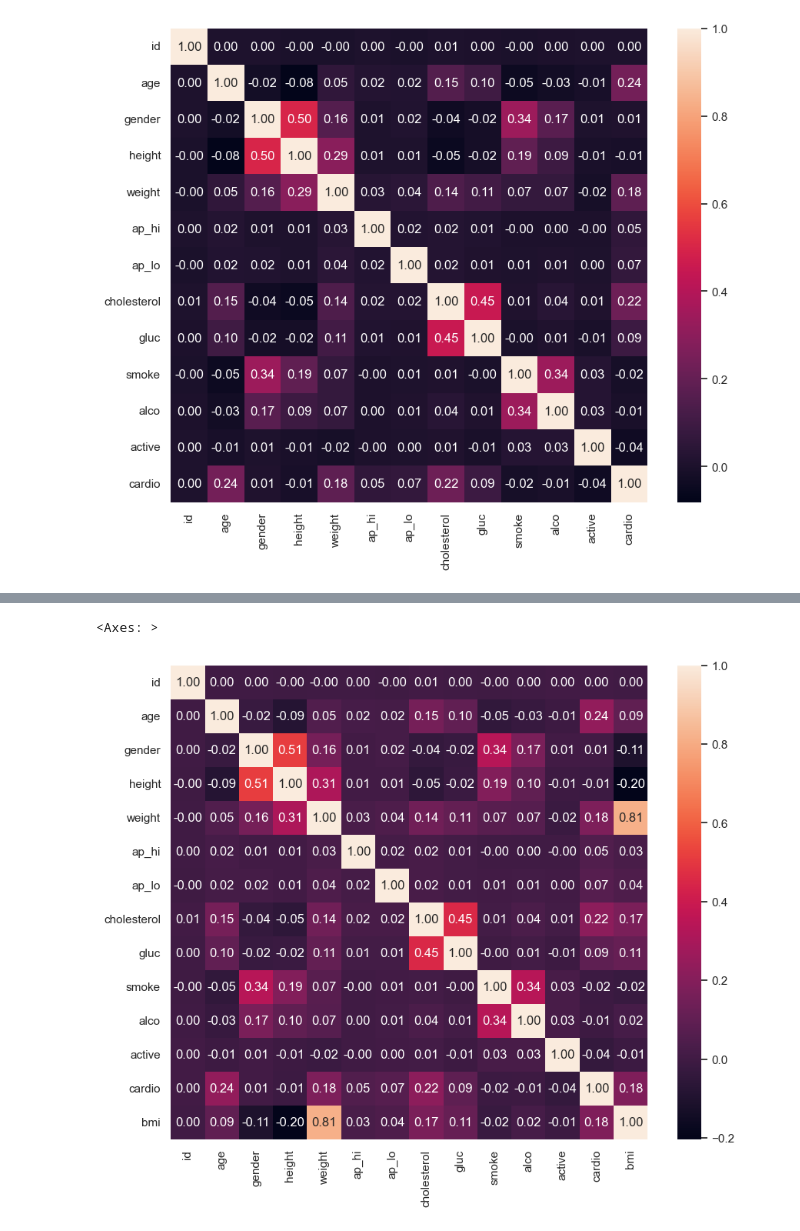
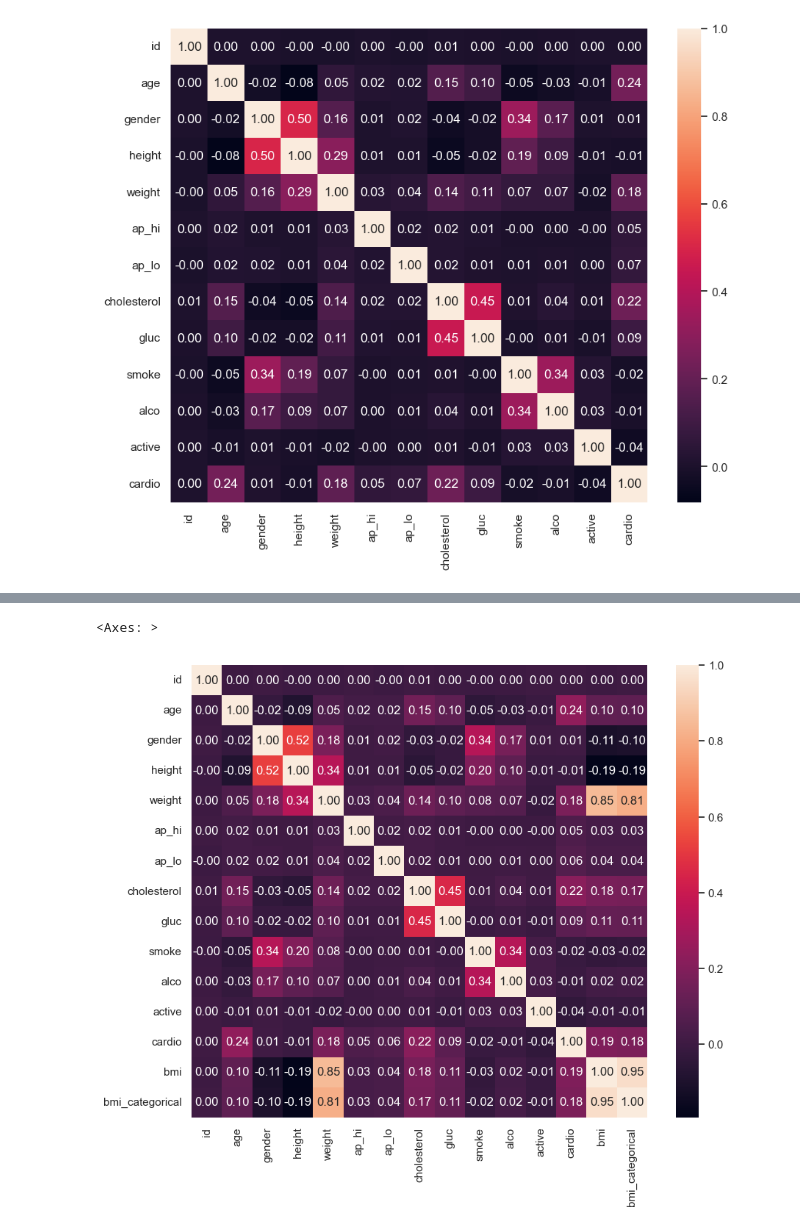
Before and after one commit to Zeepat/machine-learning-asajad-hussein, a Jupyter notebook: Lab/Lab_draft_code.ipynb, the cells around one changed output, grey strips where cells are left out. Drawn from its saved outputs; the diff is of its cells as text; code cells hidden in the pictures.

```diff
--- a/Lab/Lab_draft_code.ipynb
+++ b/Lab/Lab_draft_code.ipynb
@@ -156,7 +153,14 @@ dtype: int64
 # %%
 cardio_data = pd.concat([cardio_data, bmi], axis=1)
-cardio_data = cardio_data[(cardio_data['bmi'] >= 15) & (cardio_data['bmi'] <= 100)]
-cardio_data
+# cardio_data = cardio_data[(cardio_data['bmi'] >= 15) & (cardio_data['bmi'] <= 100)]
+
+z_scores = stats.zscore(cardio_data['bmi'])
+threshold = 3
+outliers = cardio_data[abs(z_scores) > threshold]
+
+cleaned_data = cardio_data.drop(outliers.index)
+
+cleaned_data
 # %% [output]
 |  | id | age | gender | height | weight | ap_hi | ap_lo | cholesterol | gluc | smoke | alco | ... |
 | 0 | 0 | 18393 | 2 | 168 | 62.0 | 110 | 80 | 1 | 1 | 0 | 0 | ... |
@@ -174,6 +178,5 @@ cardio_data
 # %%
-cardio_data.drop(['bmi'], axis=1, inplace=True)
 bmi_categorical = pd.cut(bmi['bmi'], bins=[18.5, 25, 30, 35, 40, 100], labels=[1, 2, 3, 4, 5])
-bmi_categorical = pd.DataFrame({'bmi': bmi_categorical})
-cardio_data = pd.concat([cardio_data, bmi_categorical], axis=1)
-cardio_data.dropna(inplace=True)
+bmi_categorical = pd.DataFrame({'bmi_categorical': bmi_categorical})
+cleaned_data = pd.concat([cleaned_data, bmi_categorical], axis=1)
+cleaned_data.dropna(inplace=True)
@@ -196,7 +199,7 @@ cardio_data
 # %%
 f, ax = plt.subplots(figsize=(10, 8))
-sns.heatmap(cardio_data.corr(), annot=True, fmt=".2f")
+sns.heatmap(cleaned_data.corr(), annot=True, fmt=".2f")
 # %% [output]
 <Axes: >
-[figure, old version]
+[figure, new version]
 # %%
```
Also changed, not shown: parts of 23 cells of this notebook.
